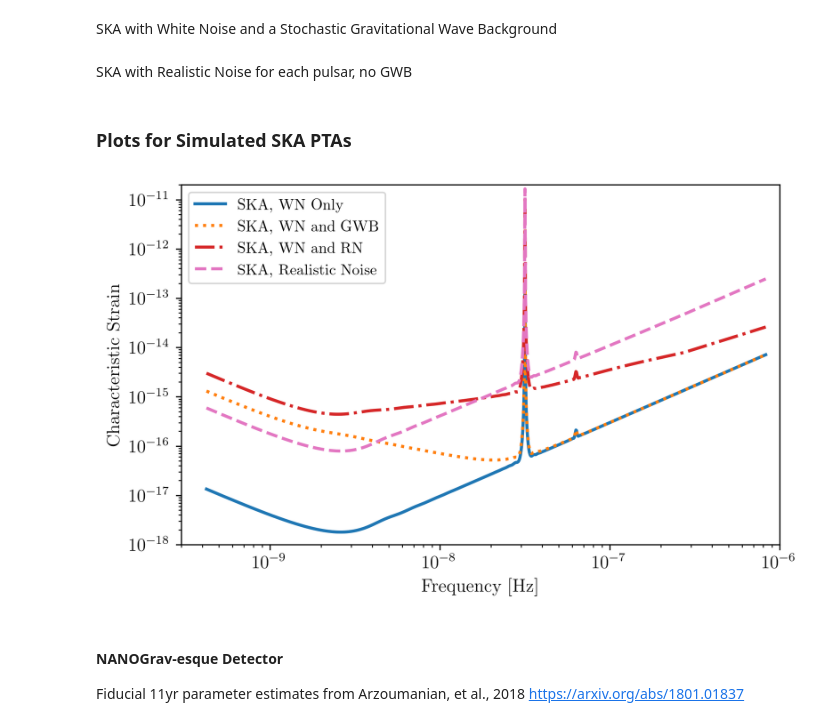
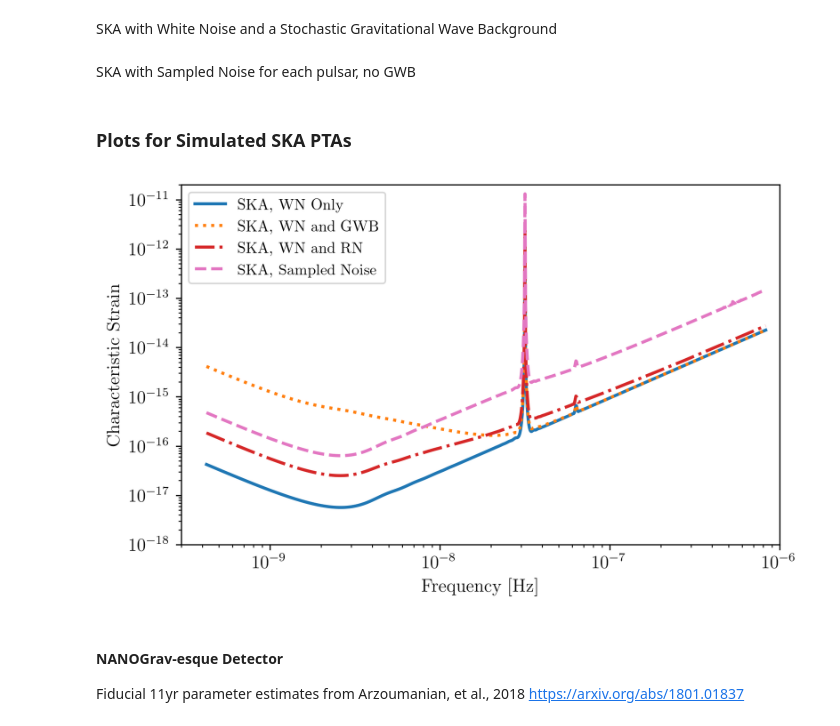
Before and after one commit to ark0015/gwent, a Jupyter notebook: docs/_static/notebooks/strain_plot_tutorial.ipynb, the cells around one changed output. Cells and saved outputs as stored; diff of their text form; code cells hidden in the pictures.

```diff
--- a/docs/_static/notebooks/strain_plot_tutorial.ipynb
+++ b/docs/_static/notebooks/strain_plot_tutorial.ipynb
@@ -229,15 +241,16 @@ cadence_SKA = 1/(u.wk.to('yr')*u.yr) #Avg observation cadence of 1 every week in
 # %% [markdown]
 SKA with White noise only
 # %%
-SKA_WN = detector.PTA('SKA, WN Only',T_SKA,N_p_SKA,sigma_SKA,cadence_SKA)
+SKA_WN = detector.PTA('SKA, WN Only',N_p_SKA,T_obs=T_SKA,sigma=sigma_SKA,cadence=cadence_SKA)
 # %% [markdown]
 SKA with White and Varied Red Noise
 # %%
-SKA_WN_RN = detector.PTA('SKA, WN and RN',T_SKA,N_p_SKA,sigma_SKA,cadence_SKA,
+SKA_WN_RN = detector.PTA('SKA, WN and RN',N_p_SKA,T_obs=T_SKA,sigma=sigma_SKA,cadence=cadence_SKA,
                          rn_amp=[1e-16,1e-12],rn_alpha=[-1/2,1.25])
 # %% [markdown]
 SKA with White Noise and a Stochastic Gravitational Wave Background
 # %%
-SKA_WN_GWB = detector.PTA('SKA, WN and GWB',T_SKA,N_p_SKA,sigma_SKA,cadence_SKA,GWB_amp=4e-16,GWB_alpha=-2/3)
+SKA_WN_GWB = detector.PTA('SKA, WN and GWB',N_p_SKA,T_obs=T_SKA,sigma=sigma_SKA,cadence=cadence_SKA,
+                          sb_amp=4e-16,sb_alpha=-2/3)
 # %% [markdown]
-SKA with Realistic Noise for each pulsar, no GWB
+SKA with Sampled Noise for each pulsar, no GWB
@@ -246,22 +257,25 @@ SKA_Realistic_Noise = detector.PTA('SKA, Realistic Noise',T_SKA,N_p_SKA,cadence_
+# %%
+SKA_Sampled_Noise = detector.PTA('SKA, Sampled Noise',N_p_SKA,cadence=[cadence_SKA,cadence_SKA/4.],
+                                 sigma=[sigma_SKA,10*sigma_SKA],T_obs=T_SKA,use_11yr=True,use_rn=True)
 # %% [markdown]
 ### Plots for Simulated SKA PTAs
 # %%
 fig = plt.figure()
 plt.loglog(SKA_WN.fT,SKA_WN.h_n_f, color = 'C0',label = SKA_WN.name)
 plt.loglog(SKA_WN_GWB.fT,SKA_WN_GWB.h_n_f, linestyle=':', color = 'C1',label = SKA_WN_GWB.name)
 plt.loglog(SKA_WN_RN.fT,SKA_WN_RN.h_n_f, linestyle='-.', color = 'C3',label = SKA_WN_RN.name)
-plt.loglog(SKA_Realistic_Noise.fT,SKA_Realistic_Noise.h_n_f, color = 'C6',linestyle='--',label=SKA_Realistic_Noise.name)
+plt.loglog(SKA_Sampled_Noise.fT,SKA_Sampled_Noise.h_n_f, color = 'C6',linestyle='--',label=SKA_Sampled_Noise.name)
 
 plt.tick_params(axis = 'both',which = 'major')
 plt.ylim([1e-18,2e-11])
 plt.xlim([3e-10,1e-6])
 
 plt.xlabel('Frequency [Hz]')
 plt.ylabel('Characteristic Strain')
 plt.legend(loc='upper left')
 plt.show()
 # %% [output]
-[figure, old version]
+[figure, new version]
 # %% [markdown]
 #### NANOGrav-esque Detector
 
```
Also changed, not shown: parts of 26 cells of this notebook, 9 other files.
